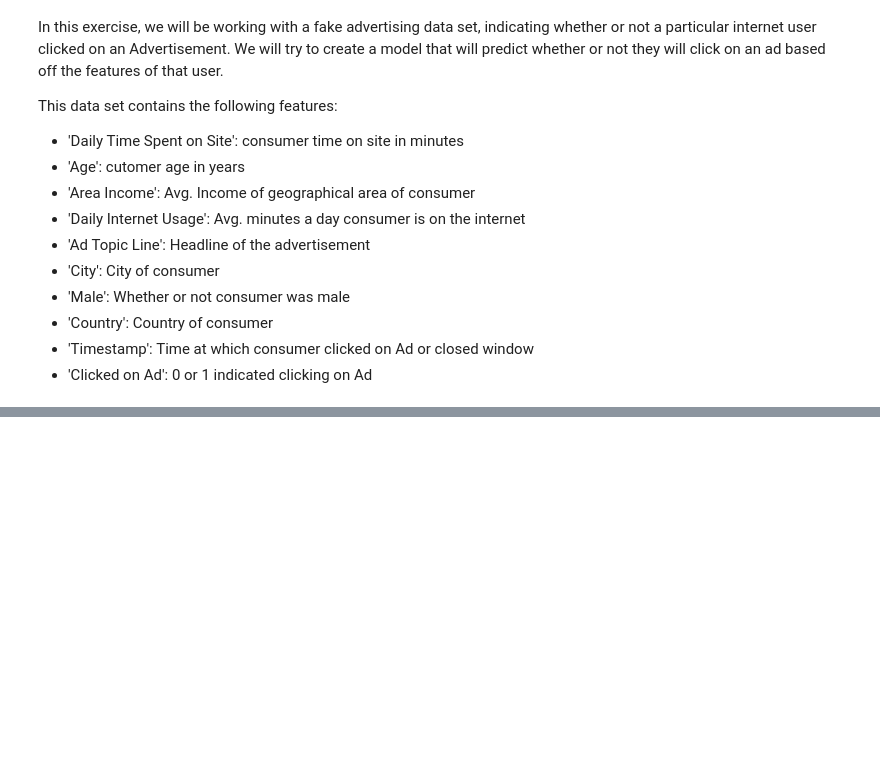
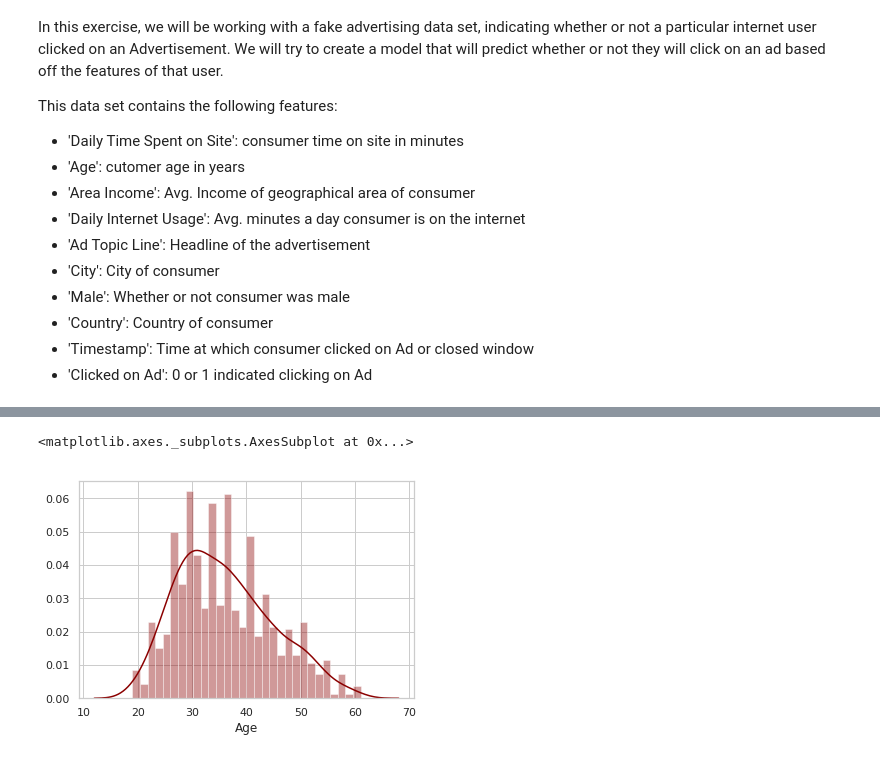
Before and after one commit to Kzis/ML-Programming, a Jupyter notebook: Homework/HW3-Classification-Logistic Regression/Logistic_Regression_Excersice.ipynb, the cells around one changed output, grey strips where cells are left out. Cells and saved outputs as stored; diff of their text form; code cells hidden in the pictures; blank space fills up the shorter version.

```diff
--- a/Homework/HW3-Classification-Logistic Regression/Logistic_Regression_Excersice.ipynb
+++ b/Homework/HW3-Classification-Logistic Regression/Logistic_Regression_Excersice.ipynb
@@ -20,0 +60,5 @@ This data set contains the following features:
+# %%
+sns.distplot(advertising_data['Age'].dropna(), kde=True, color='darkred', bins=30)
+# %% [output]
+<matplotlib.axes._subplots.AxesSubplot at 0x...>
+[figure, added]
```
Also changed, not shown: parts of 18 cells of this notebook.
